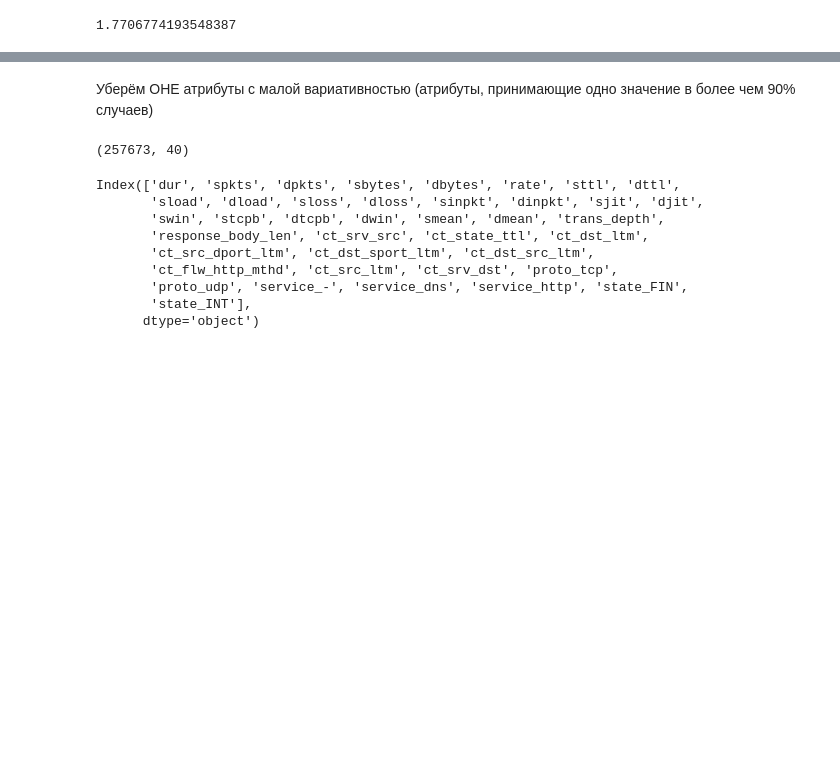
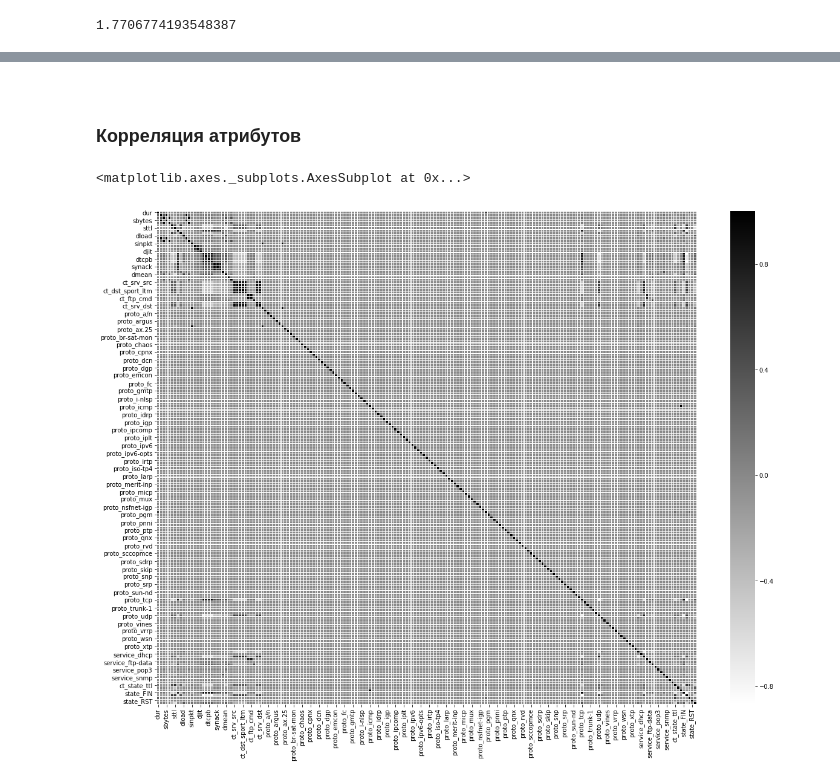
Before and after one commit to nevpo/nids, a Jupyter notebook: Network IDS Classifier.ipynb, the cells around one changed output, grey strips where cells are left out. Saved outputs shown, nothing was run; the diff lists cells and outputs as text; code cells hidden in the pictures; blank space fills up the shorter version.

```diff
--- a/Network IDS Classifier.ipynb
+++ b/Network IDS Classifier.ipynb
@@ -127,2 +183,9 @@ df['label'].value_counts()[0] / df['label'].value_counts()[1]
+# %%
+df = df[df.proto != 'rtp']
+df = df[df.state != 'ACC']
+df = df[df.state != 'PAR']
+df = df[df.state != 'no']
+df = df[df.state != 'URN']
+df = df[df.state != 'CLO']
 # %% [markdown]
 <br>
@@ -134,0 +193,8 @@ df_.shape
+# %%
+from sklearn.preprocessing import LabelEncoder
+le = LabelEncoder()
+
+df_ = pd.get_dummies(df, columns=['proto', 'service', 'state'])
+df_['label'] = le.fit_transform(df.label)
+df_y = df_.label
+df_['label'].value_counts()
@@ -146,25 +216,19 @@ df_.describe()
 | max | 59.999989 | 10646.000000 | 11018.000000 | 1.435577e+07 | 1.465753e+07 | 1.000000e+06 | 255.000000 | 254.000000 | 5.988000e+09 | 2.242273e+07 | 5319.000000 | ... |
-# %% [markdown]
-Уберём OHE атрибуты с малой вариативностью (атрибуты, принимающие одно значение в более чем 90% случаев)
-# %%
-df_y = df.label
-df_ = df_.drop(['label'], axis=1)
-
-from sklearn.feature_selection import VarianceThreshold
-sel = VarianceThreshold(threshold = (.9 * (1 - .9)))
-df__ = sel.fit_transform(df_)
-df__.shape
-# %% [output]
-(257673, 40)
-# %%
-df_.columns[sel.get_support(indices=True)]
-# %% [output]
-Index(['dur', 'spkts', 'dpkts', 'sbytes', 'dbytes', 'rate', 'sttl', 'dttl',
-       'sload', 'dload', 'sloss', 'dloss', 'sinpkt', 'dinpkt', 'sjit', 'djit',
-       'swin', 'stcpb', 'dtcpb', 'dwin', 'smean', 'dmean', 'trans_depth',
-       'response_body_len', 'ct_srv_src', 'ct_state_ttl', 'ct_dst_ltm',
-       'ct_src_dport_ltm', 'ct_dst_sport_ltm', 'ct_dst_src_ltm',
-       'ct_flw_http_mthd', 'ct_src_ltm', 'ct_srv_dst', 'proto_tcp',
-       'proto_udp', 'service_-', 'service_dns', 'service_http', 'state_FIN',
-       'state_INT'],
-      dtype='object')
+# %% [markdown]
+<br>
+<h3>Корреляция атрибутов
+# %%
+proto_features = [column for column in df_.columns if 'proto_' in column]
+service_features = [column for column in df_.columns if 'service_' in column]
+state_features = [column for column in df_.columns if 'state_' in column]
+feat = proto_features + service_features + state_features
+numeric_features = [column for column in df_.columns if column not in feat]
+numeric_features.remove('label')
+
+corr_matrix = df_[numeric_features + feat + ['label']].corr()
+
+plt.figure(figsize=(20, 15))
+sns.heatmap(corr_matrix, linewidths=.05, cmap="binary")
+# %% [output]
+<matplotlib.axes._subplots.AxesSubplot at 0x...>
+[figure, added]
```
Also changed, not shown: parts of 37 cells of this notebook.
